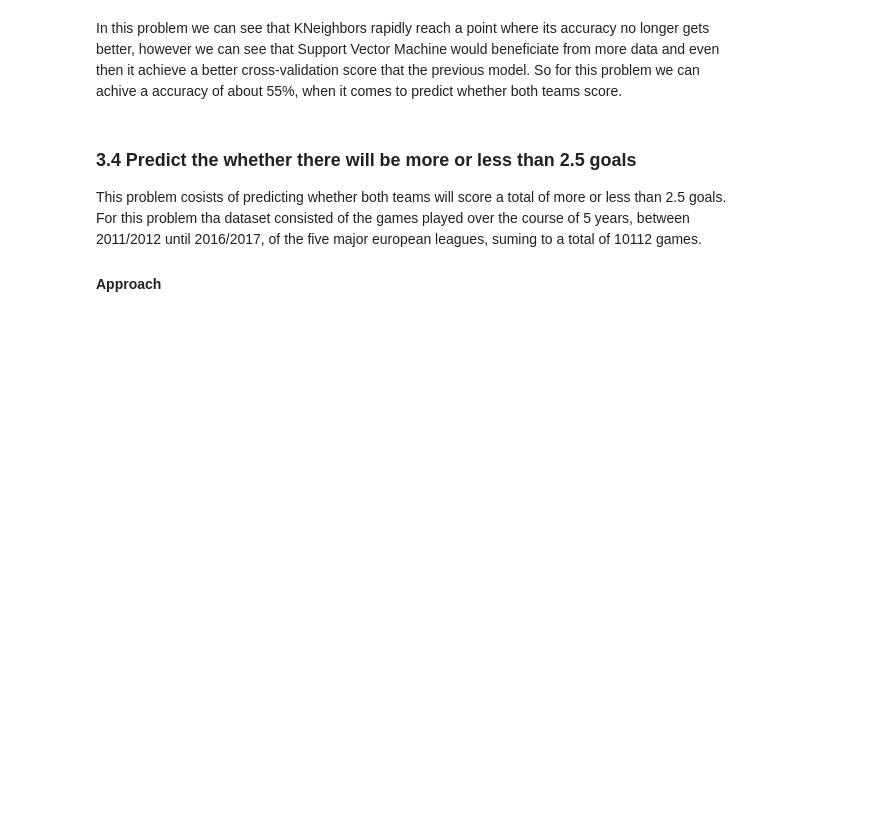
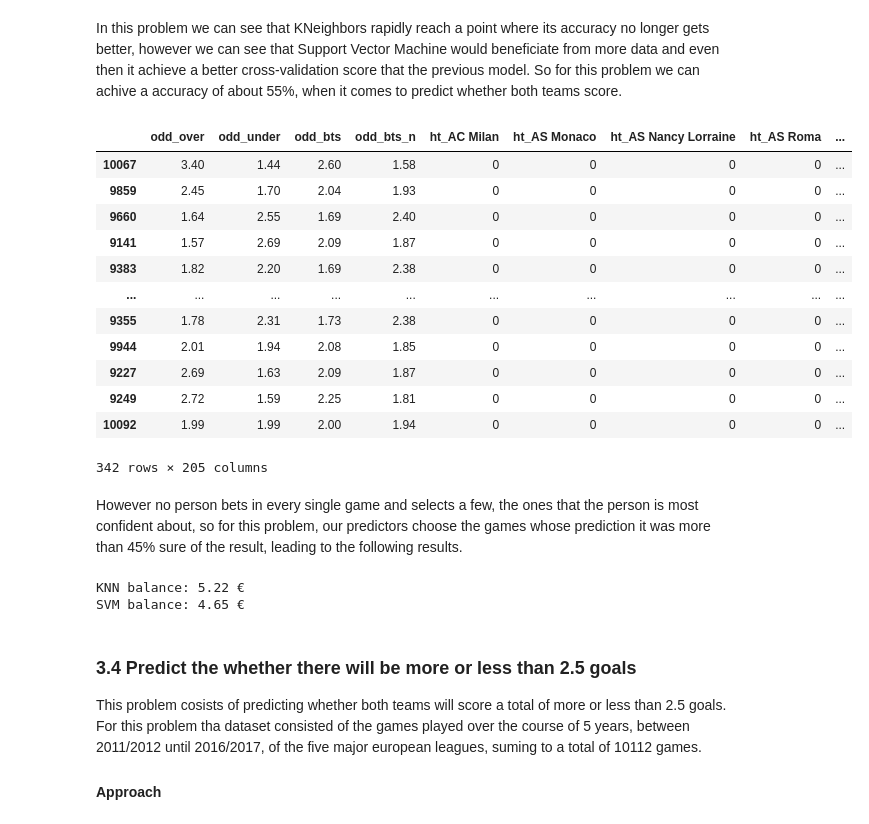
Before and after one commit to gmtorres/MIEIC_19_20_IART, a Jupyter notebook: Proj2/report.ipynb, the cells around one changed output. Drawn from its saved outputs; the diff is of its cells as text; code cells hidden in the pictures; blank space fills up the shorter version.

```diff
--- a/Proj2/report.ipynb
+++ b/Proj2/report.ipynb
@@ -922,5 +986,62 @@ plt.show()
 # %% [markdown]
 In this problem we can see that KNeighbors rapidly reach a point where its accuracy no longer gets better, however we can see that Support Vector Machine would beneficiate from more data and even then it achieve a better cross-validation score that the previous model. So for this problem we can achive a accuracy of about 55%, when it comes to predict whether both teams score.
+# %%
+estimator1.fit(X_train,y_train)
+y_pred1 = estimator1.predict(X_test)
+y_pred1_prob = estimator1.predict_proba(X_test)
+data1 = X_test.copy()
+data1['result_prediction'] = y_pred1;
+data1['result_prediction_no'] = pd.DataFrame(y_pred1_prob[0:,0]).iloc[:,0].values
+data1['result_prediction_yes'] = pd.DataFrame(y_pred1_prob[0:,1]).iloc[:,0].values
+data1['actual_result'] = y_test;
+
+estimator2.fit(X_train,y_train)
+y_pred2 = estimator2.predict(X_test)
+y_pred2_prob = estimator2.predict_proba(X_test)
+data2 = X_test.copy()
+data2['result_prediction'] = y_pred2;
+data2['result_prediction_no'] = pd.DataFrame(y_pred2_prob[0:,0]).iloc[:,0].values
+data2['result_prediction_yes'] = pd.DataFrame(y_pred2_prob[0:,1]).iloc[:,0].values
+data2['actual_result'] = y_test;
+
+threshold = 0.58
+conditions = [((data1['result_prediction'] != data1['actual_result']) & (((data1['result_prediction'] == 'yes') & (data1['result_prediction_yes'] >= threshold)|(data1['result_prediction'] == 'no') & (data1['result_prediction_no'] >= threshold)))),
+              (data1['result_prediction'] == 'yes') & (data1['result_prediction_yes'] < threshold) ,
+              (data1['result_prediction'] == 'yes') & (data1['result_prediction_yes'] >= threshold),
+              (data1['result_prediction'] == 'no') & (data1['result_prediction_no'] < threshold) ,
+              (data1['result_prediction'] == 'no') & (data1['result_prediction_no'] >= threshold)]
+choices = [-1 ,0, -1 + data1['odd_bts'] ,0, -1 + data1['odd_bts_n']]
+data1['balance'] = np.select(conditions,choices,default=np.nan)
+
+conditions = [((data2['result_prediction'] != data2['actual_result']) & (((data2['result_prediction'] == 'yes') & (data2['result_prediction_yes'] >= threshold)|(data2['result_prediction'] == 'no') & (data2['result_prediction_no'] >= threshold)))),
+              (data2['result_prediction'] == 'yes') & (data2['result_prediction_yes'] < threshold) ,
+              (data2['result_prediction'] == 'yes') & (data2['result_prediction_yes'] >= threshold) ,
+              (data2['result_prediction'] == 'no') & (data2['result_prediction_no'] < threshold) ,
+              (data2['result_prediction'] == 'no') & (data2['result_prediction_no'] >= threshold)]
+choices = [-1 ,0, -1 + data1['odd_bts'] ,0, -1 + data1['odd_bts_n']]
+data2['balance'] = np.select(conditions,choices,default=np.nan)
+# %% [output]
+|  | odd_over | odd_under | odd_bts | odd_bts_n | ht_AC Milan | ht_AS Monaco | ht_AS Nancy Lorraine | ht_AS Roma | ... |
+| 10067 | 3.40 | 1.44 | 2.60 | 1.58 | 0 | 0 | 0 | 0 | ... |
+| 9859 | 2.45 | 1.70 | 2.04 | 1.93 | 0 | 0 | 0 | 0 | ... |
+| 9660 | 1.64 | 2.55 | 1.69 | 2.40 | 0 | 0 | 0 | 0 | ... |
+| 9141 | 1.57 | 2.69 | 2.09 | 1.87 | 0 | 0 | 0 | 0 | ... |
+| 9383 | 1.82 | 2.20 | 1.69 | 2.38 | 0 | 0 | 0 | 0 | ... |
+| ... | ... | ... | ... | ... | ... | ... | ... | ... | ... |
+| 9355 | 1.78 | 2.31 | 1.73 | 2.38 | 0 | 0 | 0 | 0 | ... |
+| 9944 | 2.01 | 1.94 | 2.08 | 1.85 | 0 | 0 | 0 | 0 | ... |
+| 9227 | 2.69 | 1.63 | 2.09 | 1.87 | 0 | 0 | 0 | 0 | ... |
+| 9249 | 2.72 | 1.59 | 2.25 | 1.81 | 0 | 0 | 0 | 0 | ... |
+| 10092 | 1.99 | 1.99 | 2.00 | 1.94 | 0 | 0 | 0 | 0 | ... |
+342 rows × 205 columns
+# %% [markdown]
+However no person bets in every single game and selects a few, the ones that the person is most confident about, so for this problem, our predictors choose the games whose prediction it was more than 45% sure of the result, leading to the following results.
+# %%
+print('KNN balance: {:.2f} €'.format(data1['balance'].sum()))
+print('SVM balance: {:.2f} €'.format(data2['balance'].sum()))
+# %% [output]
+KNN balance: 5.22 €
+SVM balance: 4.65 €
 # %% [markdown]
 ### 3.4 Predict the whether there will be more or less than 2.5 goals
 This problem cosists of predicting whether both teams will score a total of more or less than 2.5 goals.
```
Also changed, not shown: parts of 18 cells of this notebook, 1 other file.
